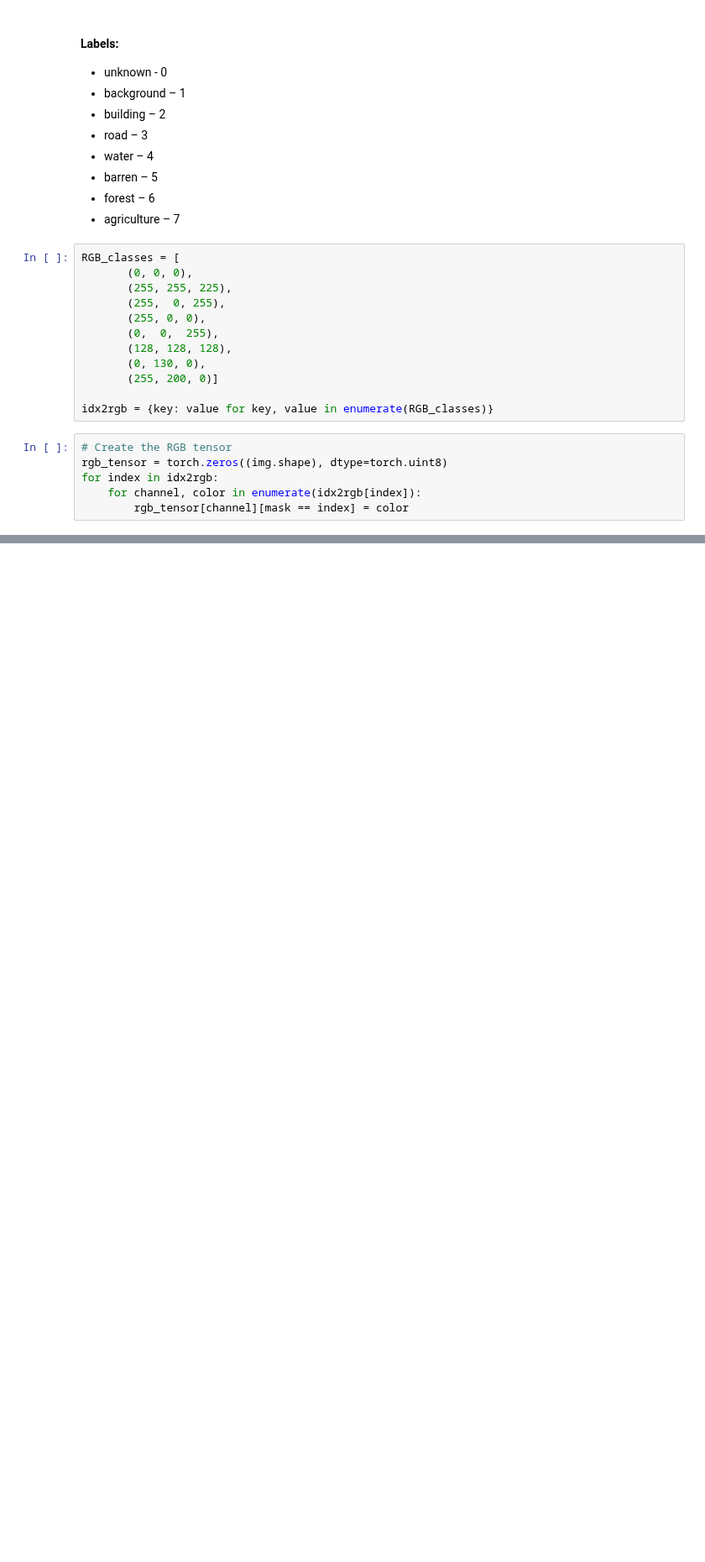
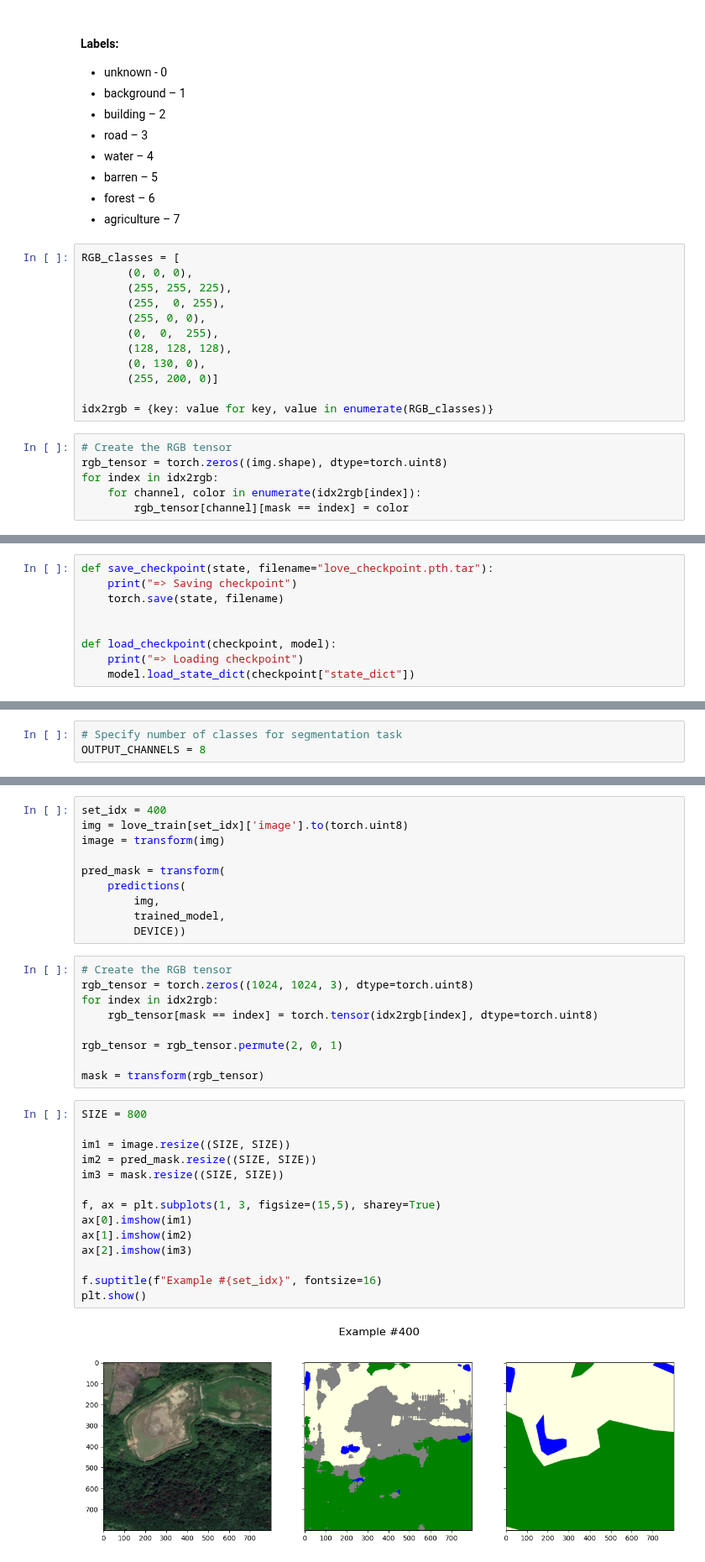
Before and after one commit to felixschulz385/ds_project, a Jupyter notebook: model/LoveDA.ipynb, the cells around one changed output, grey strips where cells are left out. Shown at 84% size. Drawn from its saved outputs; the diff is of its cells as text; blank space fills up the shorter version.

```diff
--- a/model/LoveDA.ipynb
+++ b/model/LoveDA.ipynb
@@ -98,0 +342,9 @@ plt.show()
+# %%
+def save_checkpoint(state, filename="love_checkpoint.pth.tar"):
+    print("=> Saving checkpoint")
+    torch.save(state, filename)
+
+
+def load_checkpoint(checkpoint, model):
+    print("=> Loading checkpoint")
+    model.load_state_dict(checkpoint["state_dict"])
@@ -98,0 +353,3 @@ plt.show()
+# %%
+# Specify number of classes for segmentation task
+OUTPUT_CHANNELS = 8
@@ -98,0 +529,35 @@ plt.show()
+# %%
+set_idx = 400
+img = love_train[set_idx]['image'].to(torch.uint8)
+image = transform(img)
+
+pred_mask = transform(
+    predictions(
+        img,
+        trained_model,
+        DEVICE))
+# %%
+# Create the RGB tensor
+rgb_tensor = torch.zeros((1024, 1024, 3), dtype=torch.uint8)
+for index in idx2rgb:
+    rgb_tensor[mask == index] = torch.tensor(idx2rgb[index], dtype=torch.uint8)
+
+rgb_tensor = rgb_tensor.permute(2, 0, 1)
+
+mask = transform(rgb_tensor)
+# %%
+SIZE = 800
+
+im1 = image.resize((SIZE, SIZE))
+im2 = pred_mask.resize((SIZE, SIZE))
+im3 = mask.resize((SIZE, SIZE))
+
+f, ax = plt.subplots(1, 3, figsize=(15,5), sharey=True)
+ax[0].imshow(im1)
+ax[1].imshow(im2)
+ax[2].imshow(im3)
+
+f.suptitle(f"Example #{set_idx}", fontsize=16)
+plt.show()
+# %% [output]
+[figure, added]
```
Also changed, not shown: parts of 42 cells of this notebook.
